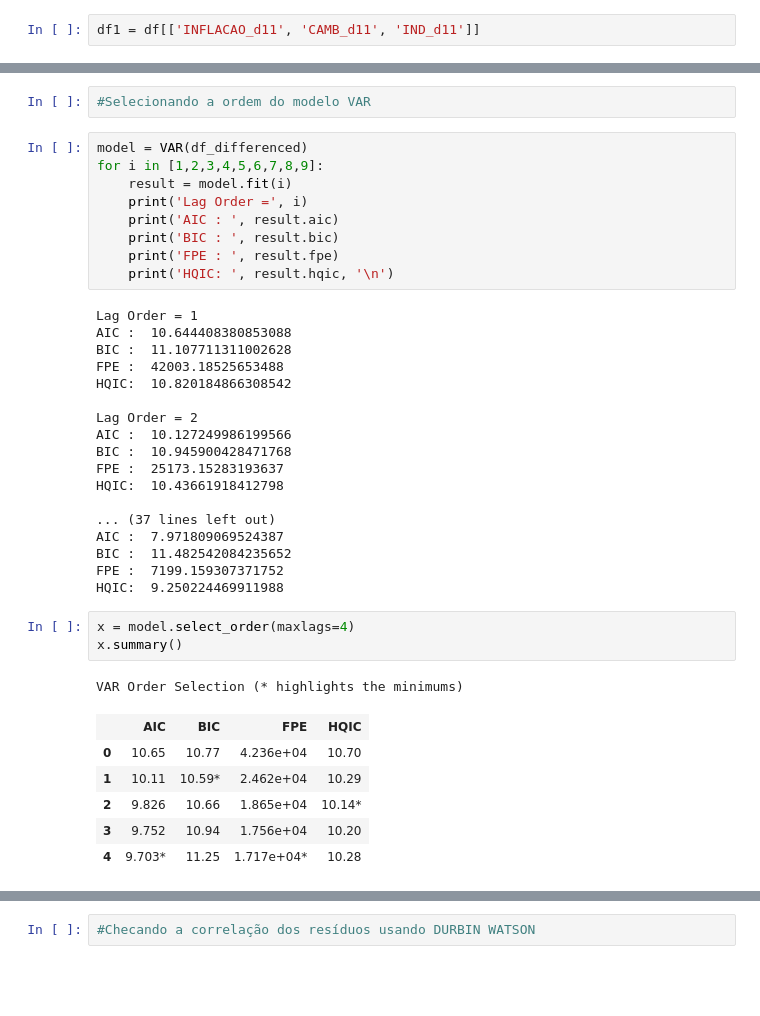
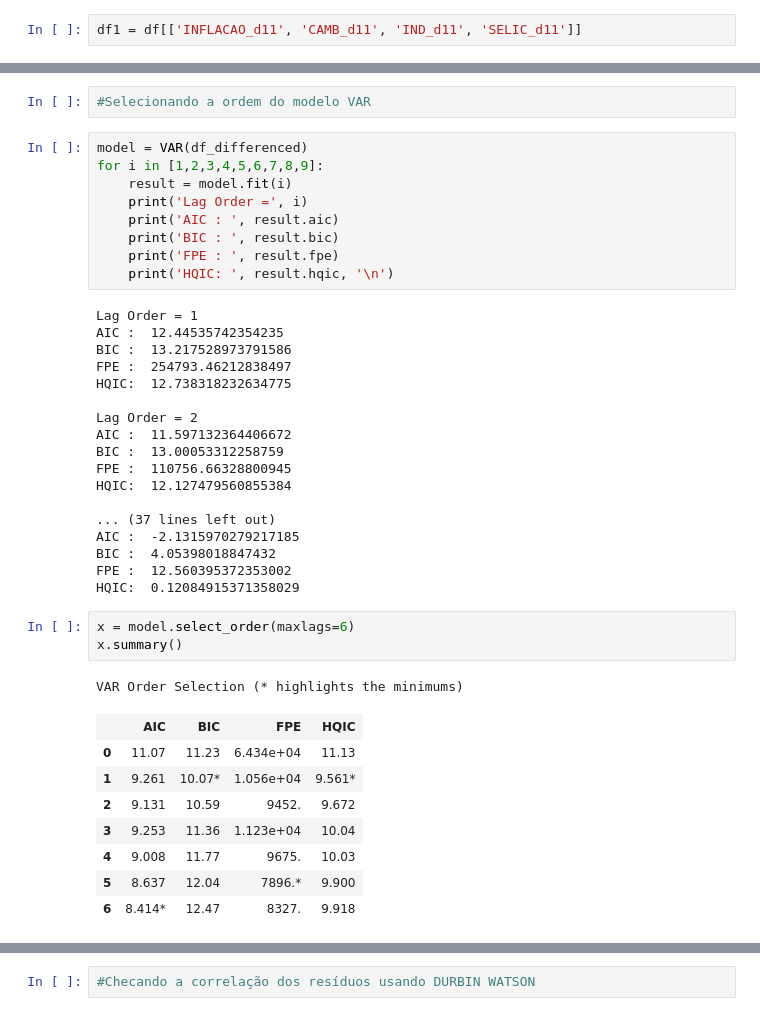
Before and after one commit to dudegrabow/var_model, a Jupyter notebook: var_model.ipynb, the cells around one changed output, grey strips where cells are left out. Cells and saved outputs as stored; diff of their text form; blank space fills up the shorter version.

```diff
--- a/var_model.ipynb
+++ b/var_model.ipynb
@@ -116,6 +121,6 @@ plt.tight_layout();
 # %% [output]
 [figure]
 # %%
-df1 = df[['INFLACAO_d11', 'CAMB_d11', 'IND_d11']]
+df1 = df[['INFLACAO_d11', 'CAMB_d11', 'IND_d11', 'SELIC_d11']]
 # %%
 df1
@@ -299,31 +362,33 @@ for i in [1,2,3,4,5,6,7,8,9]:
     print('HQIC: ', result.hqic, '\n')
 # %% [output]
 Lag Order = 1
-AIC :  10.644408380853088
-BIC :  11.107711311002628
-FPE :  42003.18525653488
-HQIC:  10.820184866308542
+AIC :  12.44535742354235
+BIC :  13.217528973791586
+FPE :  254793.46212838497
+HQIC:  12.738318232634775
 
 Lag Order = 2
-AIC :  10.127249986199566
-BIC :  10.945900428471768
-FPE :  25173.15283193637
-HQIC:  10.43661918412798
+AIC :  11.597132364406672
+BIC :  13.00053312258759
+FPE :  110756.66328800945
+HQIC:  12.127479560855384
 
 ... (37 lines left out)
-AIC :  7.971809069524387
-BIC :  11.482542084235652
-FPE :  7199.159307371752
-HQIC:  9.250224469911988
+AIC :  -2.1315970279217185
+BIC :  4.05398018847432
+FPE :  12.560395372353002
+HQIC:  0.12084915371358029
 # %%
-x = model.select_order(maxlags=4)
+x = model.select_order(maxlags=6)
 x.summary()
 # %% [output]
 VAR Order Selection (* highlights the minimums)
 |  | AIC | BIC | FPE | HQIC |
-| 0 | 10.65 | 10.77 | 4.236e+04 | 10.70 |
-| 1 | 10.11 | 10.59* | 2.462e+04 | 10.29 |
-| 2 | 9.826 | 10.66 | 1.865e+04 | 10.14* |
-| 3 | 9.752 | 10.94 | 1.756e+04 | 10.20 |
-| 4 | 9.703* | 11.25 | 1.717e+04* | 10.28 |
+| 0 | 11.07 | 11.23 | 6.434e+04 | 11.13 |
+| 1 | 9.261 | 10.07* | 1.056e+04 | 9.561* |
+| 2 | 9.131 | 10.59 | 9452. | 9.672 |
+| 3 | 9.253 | 11.36 | 1.123e+04 | 10.04 |
+| 4 | 9.008 | 11.77 | 9675. | 10.03 |
+| 5 | 8.637 | 12.04 | 7896.* | 9.900 |
+| 6 | 8.414* | 12.47 | 8327. | 9.918 |
 # %%
```
Also changed, not shown: parts of 36 cells of this notebook.
